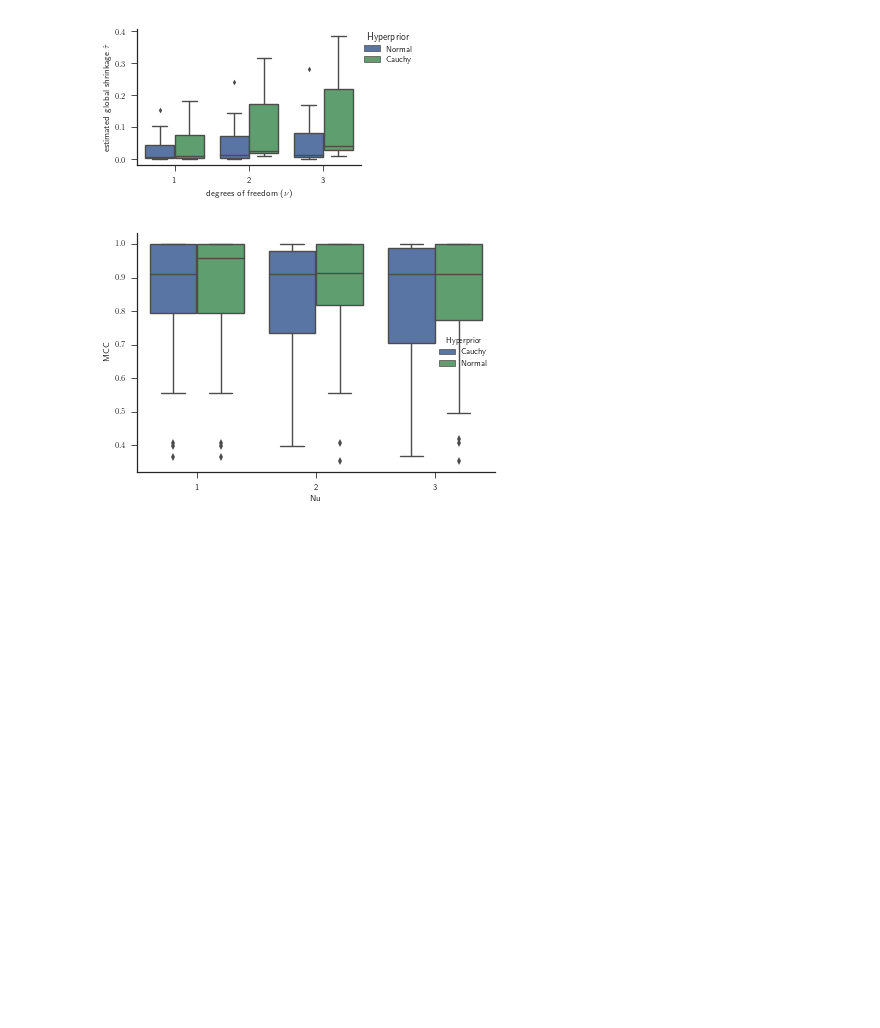
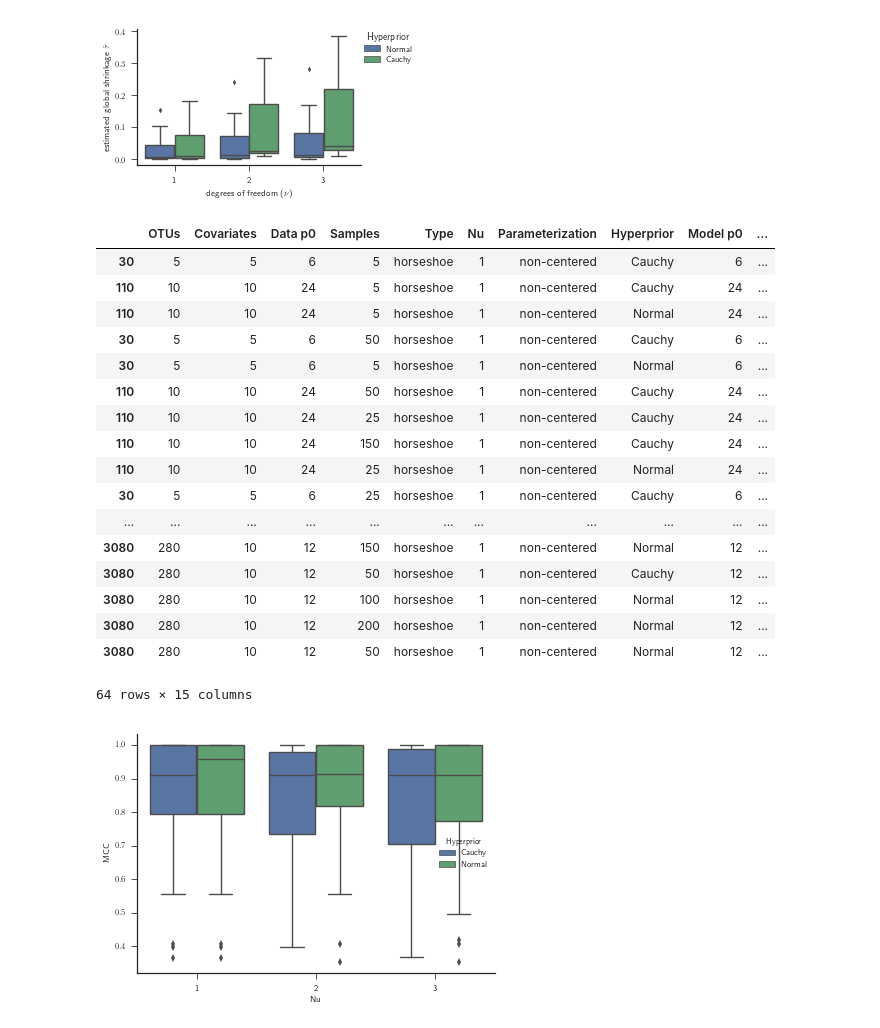
Before and after one commit to ExpectationMax/HorseshoeDMRegression, a Jupyter notebook: MasterThesisPlots/Hyperparameter selection.ipynb, the cells around one changed output. Saved outputs shown, nothing was run; the diff lists cells and outputs as text; code cells hidden in the pictures; blank space fills up the shorter version.

```diff
--- a/MasterThesisPlots/Hyperparameter selection.ipynb
+++ b/MasterThesisPlots/Hyperparameter selection.ipynb
@@ -150,6 +150,27 @@ l = sns.plt.legend(handles, labels, bbox_to_anchor=(1.0, 1), loc=2, borderaxespa
 sns.plt.savefig('/Users/maexlich/Google Drive/Studium/Master/4. Masterthesis/3. Thesis/Figures/Results/Hyperparameter-selection/nu-vs-tau.pdf', bbox_extra_artists=(l,), bbox_inches='tight')
 # %% [output]
 [figure]
+# %%
+tau_values[tau_values.Nu == 1].sort_values('Prediction (mean)', ascending=False)
+# %% [output]
+|  | OTUs | Covariates | Data p0 | Samples | Type | Nu | Parameterization | Hyperprior | Model p0 | ... |
+| 30 | 5 | 5 | 6 | 5 | horseshoe | 1 | non-centered | Cauchy | 6 | ... |
+| 110 | 10 | 10 | 24 | 5 | horseshoe | 1 | non-centered | Cauchy | 24 | ... |
+| 110 | 10 | 10 | 24 | 5 | horseshoe | 1 | non-centered | Normal | 24 | ... |
+| 30 | 5 | 5 | 6 | 50 | horseshoe | 1 | non-centered | Cauchy | 6 | ... |
+| 30 | 5 | 5 | 6 | 5 | horseshoe | 1 | non-centered | Normal | 6 | ... |
+| 110 | 10 | 10 | 24 | 50 | horseshoe | 1 | non-centered | Cauchy | 24 | ... |
+| 110 | 10 | 10 | 24 | 25 | horseshoe | 1 | non-centered | Cauchy | 24 | ... |
+| 110 | 10 | 10 | 24 | 150 | horseshoe | 1 | non-centered | Cauchy | 24 | ... |
+| 110 | 10 | 10 | 24 | 25 | horseshoe | 1 | non-centered | Normal | 24 | ... |
+| 30 | 5 | 5 | 6 | 25 | horseshoe | 1 | non-centered | Cauchy | 6 | ... |
+| ... | ... | ... | ... | ... | ... | ... | ... | ... | ... | ... |
+| 3080 | 280 | 10 | 12 | 150 | horseshoe | 1 | non-centered | Normal | 12 | ... |
+| 3080 | 280 | 10 | 12 | 50 | horseshoe | 1 | non-centered | Cauchy | 12 | ... |
+| 3080 | 280 | 10 | 12 | 100 | horseshoe | 1 | non-centered | Normal | 12 | ... |
+| 3080 | 280 | 10 | 12 | 200 | horseshoe | 1 | non-centered | Normal | 12 | ... |
+| 3080 | 280 | 10 | 12 | 50 | horseshoe | 1 | non-centered | Normal | 12 | ... |
+64 rows × 15 columns
 # %%
 def get_hyperprior_nu_label(row):
     return row['Type'] if row['Type'] == 'no sparcity' else '{}, $\\nu = {}$'.format(row['Hyperprior'], row['Nu'])
```
Also changed, not shown: parts of 3 cells of this notebook, 3 other files.
